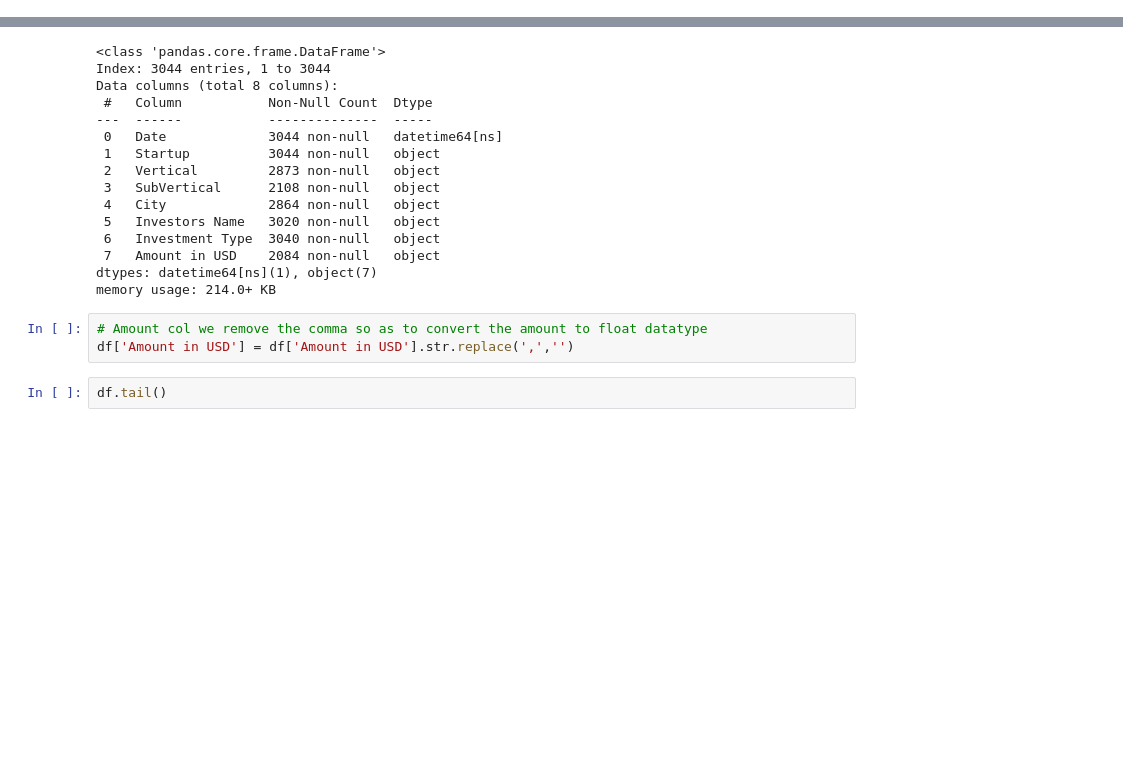
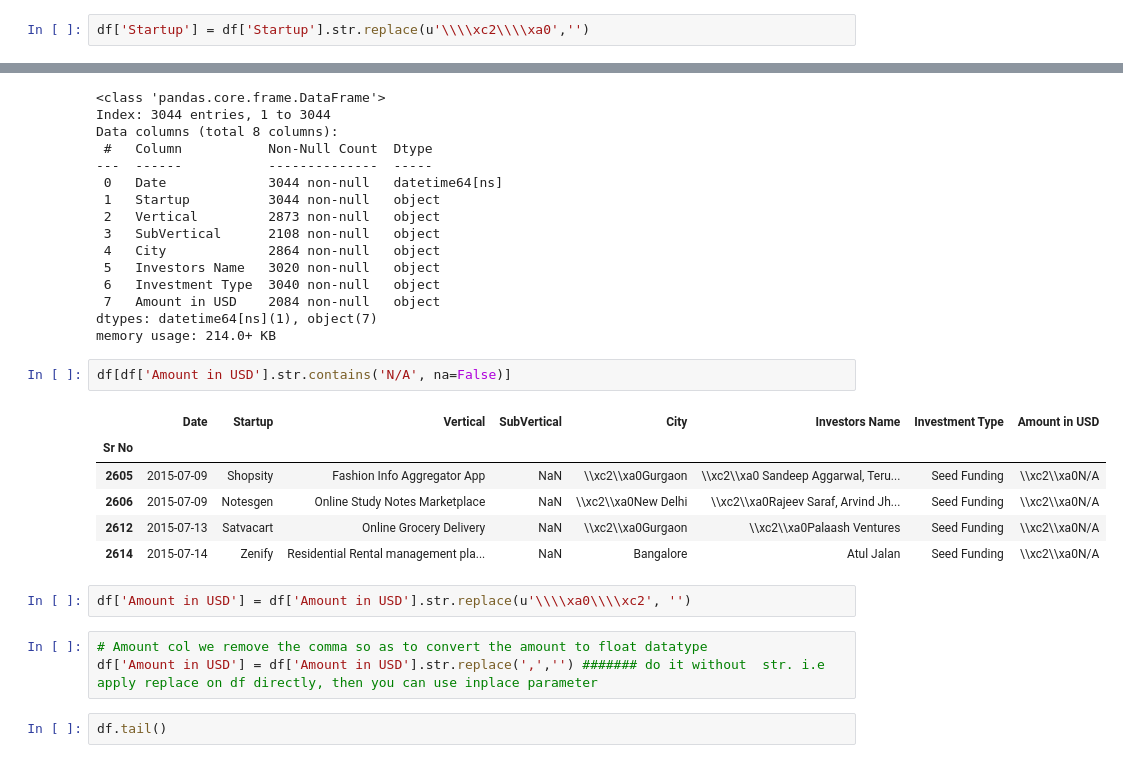
Before and after one commit to jasminjoy-S/Data-Analysis, a Jupyter notebook: analysis-indian-startup-funding.ipynb, the cells around one changed output, grey strips where cells are left out. Saved outputs shown, nothing was run; the diff lists cells and outputs as text; blank space fills up the shorter version.

```diff
--- a/analysis-indian-startup-funding.ipynb
+++ b/analysis-indian-startup-funding.ipynb
@@ -152,0 +147,2 @@ df[df['Startup'].str.contains('\\\\xc2', na=False)]
+# %%
+df['Startup'] = df['Startup'].str.replace(u'\\\\xc2\\\\xa0','')
@@ -239,9 +243,20 @@ Data columns (total 8 columns):
  7   Amount in USD    2084 non-null   object
 dtypes: datetime64[ns](1), object(7)
 memory usage: 214.0+ KB
+# %%
+df[df['Amount in USD'].str.contains('N/A', na=False)]
+# %% [output]
+|  | Date | Startup | Vertical | SubVertical | City | Investors Name | Investment Type | Amount in USD |
+| Sr No |  |  |  |  |  |  |  |  |
+| 2605 | 2015-07-09 | Shopsity | Fashion Info Aggregator App | NaN | \\xc2\\xa0Gurgaon | \\xc2\\xa0 Sandeep Aggarwal, Teru... | Seed Funding | \\xc2\\xa0N/A |
+| 2606 | 2015-07-09 | Notesgen | Online Study Notes Marketplace | NaN | \\xc2\\xa0New Delhi | \\xc2\\xa0Rajeev Saraf, Arvind Jh... | Seed Funding | \\xc2\\xa0N/A |
+| 2612 | 2015-07-13 | Satvacart | Online Grocery Delivery | NaN | \\xc2\\xa0Gurgaon | \\xc2\\xa0Palaash Ventures | Seed Funding | \\xc2\\xa0N/A |
+| 2614 | 2015-07-14 | Zenify | Residential Rental management pla... | NaN | Bangalore | Atul Jalan | Seed Funding | \\xc2\\xa0N/A |
+# %%
+df['Amount in USD'] = df['Amount in USD'].str.replace(u'\\\\xa0\\\\xc2', '')
 # %%
 # Amount col we remove the comma so as to convert the amount to float datatype
-df['Amount in USD'] = df['Amount in USD'].str.replace(',','')
+df['Amount in USD'] = df['Amount in USD'].str.replace(',','') ####### do it without  str. i.e apply replace on df directly, then you can use inplace parameter
 # %%
 df.tail()
 # %% [output]
```
Also changed, not shown: parts of 32 cells of this notebook.
